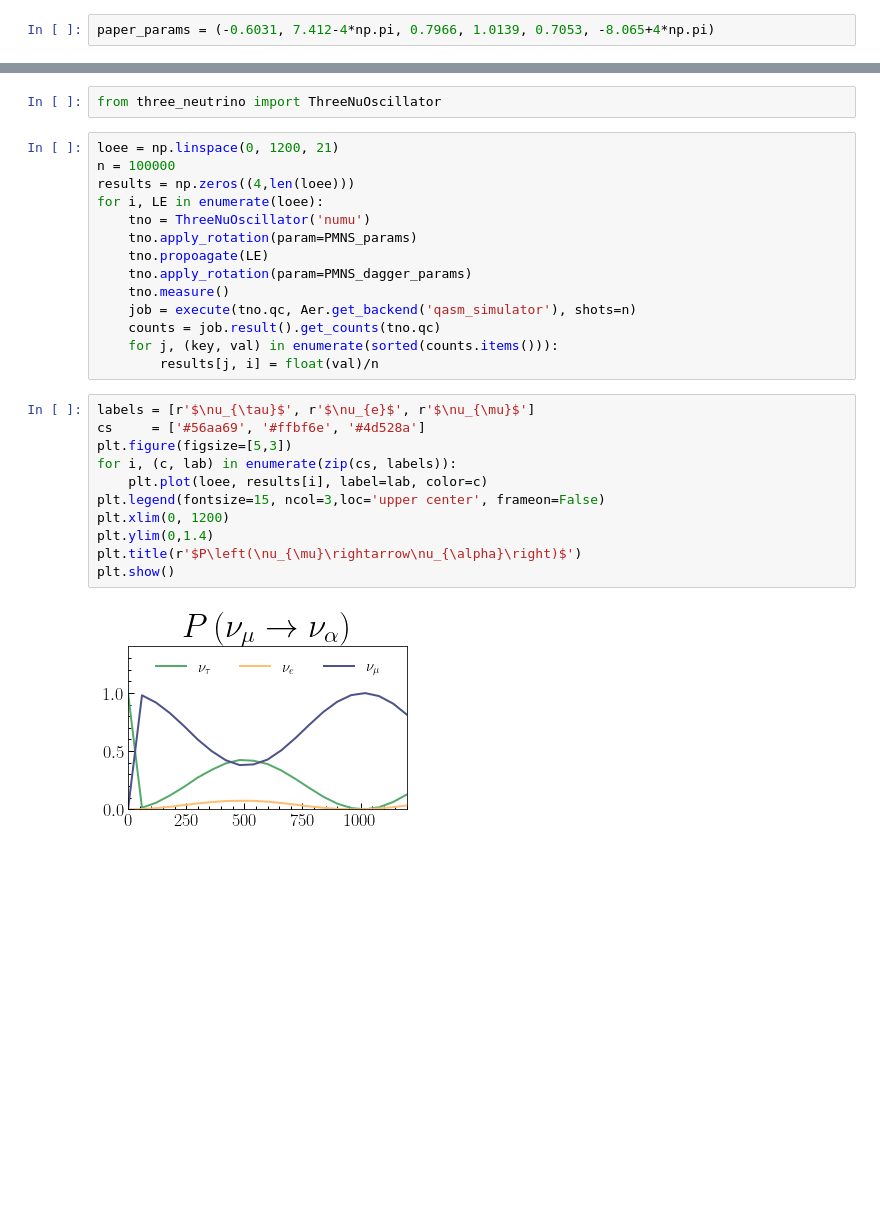
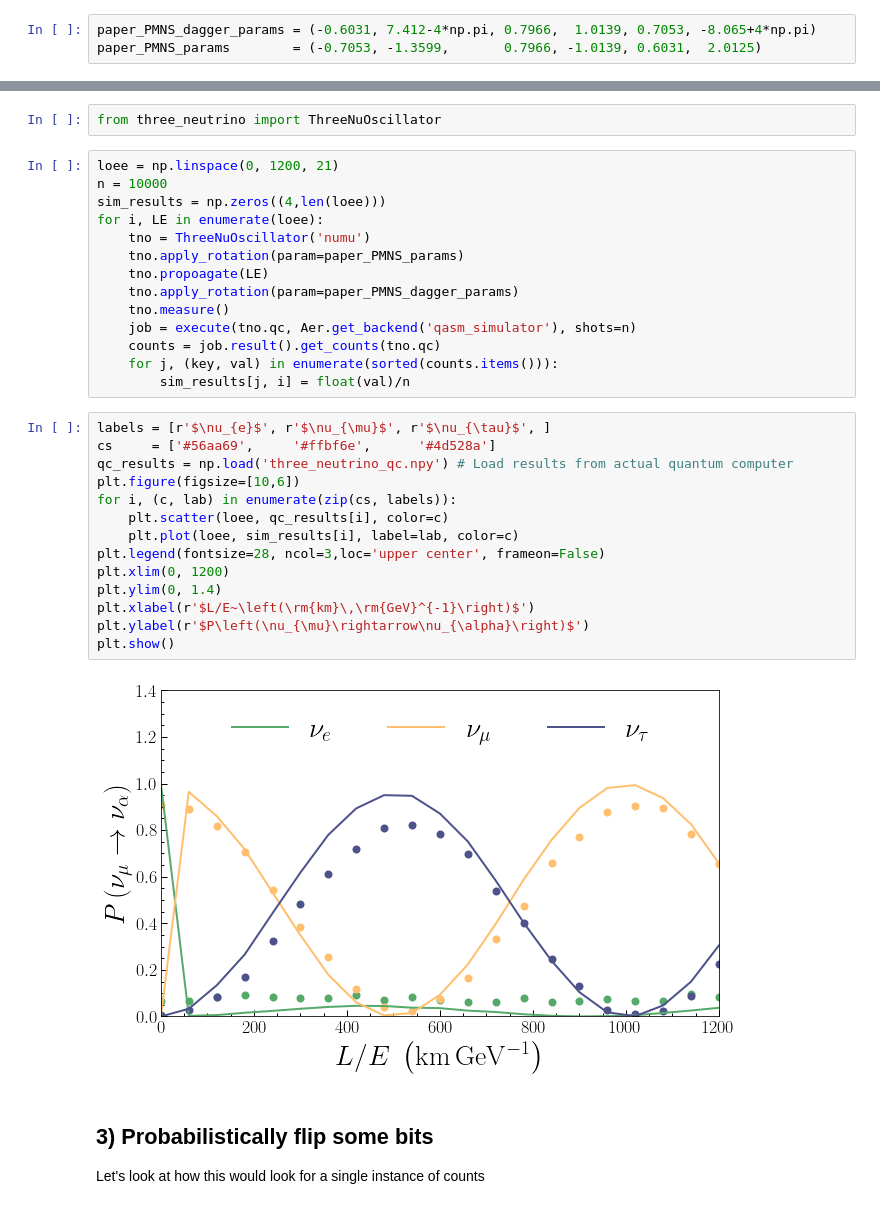
Before and after one commit to jlazar17/qc_exploration, a Jupyter notebook: Untitled5.ipynb, the cells around one changed output, grey strips where cells are left out. Saved outputs shown, nothing was run; the diff lists cells and outputs as text; blank space fills up the shorter version.

```diff
--- a/Untitled5.ipynb
+++ b/Untitled5.ipynb
@@ -38,7 +46,8 @@ This is strictly non-negative since it is a sum of square real numbers, and it a
 ## Define functions for each element of the parametrized matrix
 Don't do this by hand. Copy and paste this from me or use Mathematica
 # %%
-paper_params = (-0.6031, 7.412-4*np.pi, 0.7966, 1.0139, 0.7053, -8.065+4*np.pi)
+paper_PMNS_dagger_params = (-0.6031, 7.412-4*np.pi, 0.7966,  1.0139, 0.7053, -8.065+4*np.pi)
+paper_PMNS_params        = (-0.7053, -1.3599,       0.7966, -1.0139, 0.6031,  2.0125)
 # %%
 def V11(alpha, beta, gamma, delta, epsilon, zeta):
     return Sin(beta/2.)*(Cos(alpha/2.)*(Cos(zeta/2.)*Sin(delta/2.)*Sin((epsilon + gamma)/2.) - Cos(delta/2.)*Cos((epsilon - gamma)/2.)*Sin(zeta/2.)) + \
@@ -275,28 +284,35 @@ We have a set of parameters for our propagation, so now let's propagate
 from three_neutrino import ThreeNuOscillator
 # %%
 loee = np.linspace(0, 1200, 21)
-n = 100000
-results = np.zeros((4,len(loee)))
+n = 10000
+sim_results = np.zeros((4,len(loee)))
 for i, LE in enumerate(loee):
     tno = ThreeNuOscillator('numu')
-    tno.apply_rotation(param=PMNS_params)
+    tno.apply_rotation(param=paper_PMNS_params)
     tno.propoagate(LE)
-    tno.apply_rotation(param=PMNS_dagger_params)
+    tno.apply_rotation(param=paper_PMNS_dagger_params)
     tno.measure()
     job = execute(tno.qc, Aer.get_backend('qasm_simulator'), shots=n)
     counts = job.result().get_counts(tno.qc)
     for j, (key, val) in enumerate(sorted(counts.items())):
-        results[j, i] = float(val)/n
+        sim_results[j, i] = float(val)/n
 # %%
-labels = [r'$\nu_{\tau}$', r'$\nu_{e}$', r'$\nu_{\mu}$']
-cs     = ['#56aa69', '#ffbf6e', '#4d528a']
-plt.figure(figsize=[5,3])
+labels = [r'$\nu_{e}$', r'$\nu_{\mu}$', r'$\nu_{\tau}$', ]
+cs     = ['#56aa69',     '#ffbf6e',      '#4d528a']
+qc_results = np.load('three_neutrino_qc.npy') # Load results from actual quantum computer
+plt.figure(figsize=[10,6])
 for i, (c, lab) in enumerate(zip(cs, labels)):
-    plt.plot(loee, results[i], label=lab, color=c)
-plt.legend(fontsize=15, ncol=3,loc='upper center', frameon=False)
+    plt.scatter(loee, qc_results[i], color=c)
+    plt.plot(loee, sim_results[i], label=lab, color=c)
+plt.legend(fontsize=28, ncol=3,loc='upper center', frameon=False)
 plt.xlim(0, 1200)
-plt.ylim(0,1.4)
-plt.title(r'$P\left(\nu_{\mu}\rightarrow\nu_{\alpha}\right)$')
+plt.ylim(0, 1.4)
+plt.xlabel(r'$L/E~\left(\rm{km}\,\rm{GeV}^{-1}\right)$')
+plt.ylabel(r'$P\left(\nu_{\mu}\rightarrow\nu_{\alpha}\right)$')
 plt.show()
 # %% [output]
-[figure, old version]
+[figure, new version]
+# %% [markdown]
+## 3) Probabilistically flip some bits
+
+Let's look at how this would look for a single instance of counts
```
Also changed, not shown: parts of 12 cells of this notebook, 2 other files.
